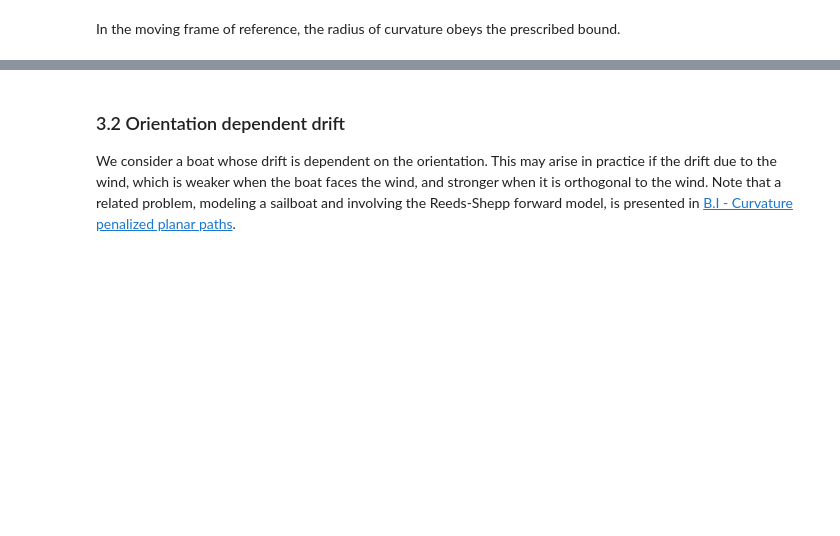
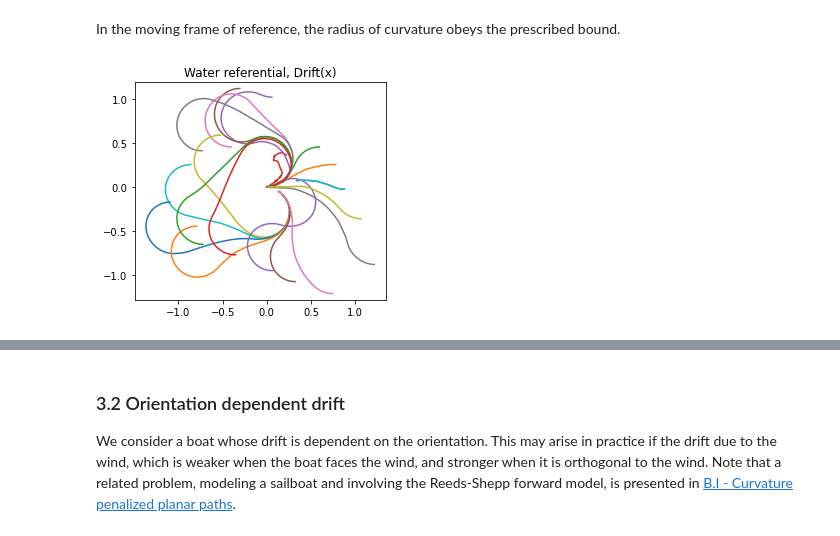
Before and after one commit to Mirebeau/AdaptiveGridDiscretizations, a Jupyter notebook: Notebooks_FMM/DubinsZermelo.ipynb, the cells around one changed output, grey strips where cells are left out. Cells and saved outputs as stored; diff of their text form; code cells hidden in the pictures; blank space fills up the shorter version.

```diff
--- a/Notebooks_FMM/DubinsZermelo.ipynb
+++ b/Notebooks_FMM/DubinsZermelo.ipynb
@@ -304,13 +358,16 @@ In the moving frame of reference, the radius of curvature obeys the prescribed b
 # %%
 fig=plt.figure(figsize=[4.5,4]); plt.title("Water referential, Drift(x)"); plt.axis('equal');
 for geo in hfmOut['geodesics']:
-    geo = np.flip(geo[:,:-20],axis=1) # Exclude the last points of the geodesic, close to the seed point.
+    geo = np.flip(geo[:,:-10],axis=1) # Exclude the last points of the geodesic, close to the seed point.
     geo[2]=np.mod(geo[2],2*np.pi)
     time_G = time_I(geo)
     timesteps = np.concatenate((time_G[:1],np.diff(time_G)))
     driftX_G = driftX_I(geo[:2])
     driftY_G = driftY_I(geo[:2])
     plt.plot(geo[0]-np.cumsum(timesteps*driftX_G), geo[1]-np.cumsum(timesteps*driftY_G))
+savefig(fig,'PathsInWater_PositionDrift.png')
+# %% [output]
+[figure, added]
 # %% [markdown]
 <!--- Note however that one trajectory, at the bottom in purple, seems to violate the imposed bound on curvature bound substantially.
 This is due to numerical diffusion, because the $\min/\max$ speed ratio is too close to $\epsilon$.
```
Also changed, not shown: parts of 28 cells of this notebook, 2 other files.
